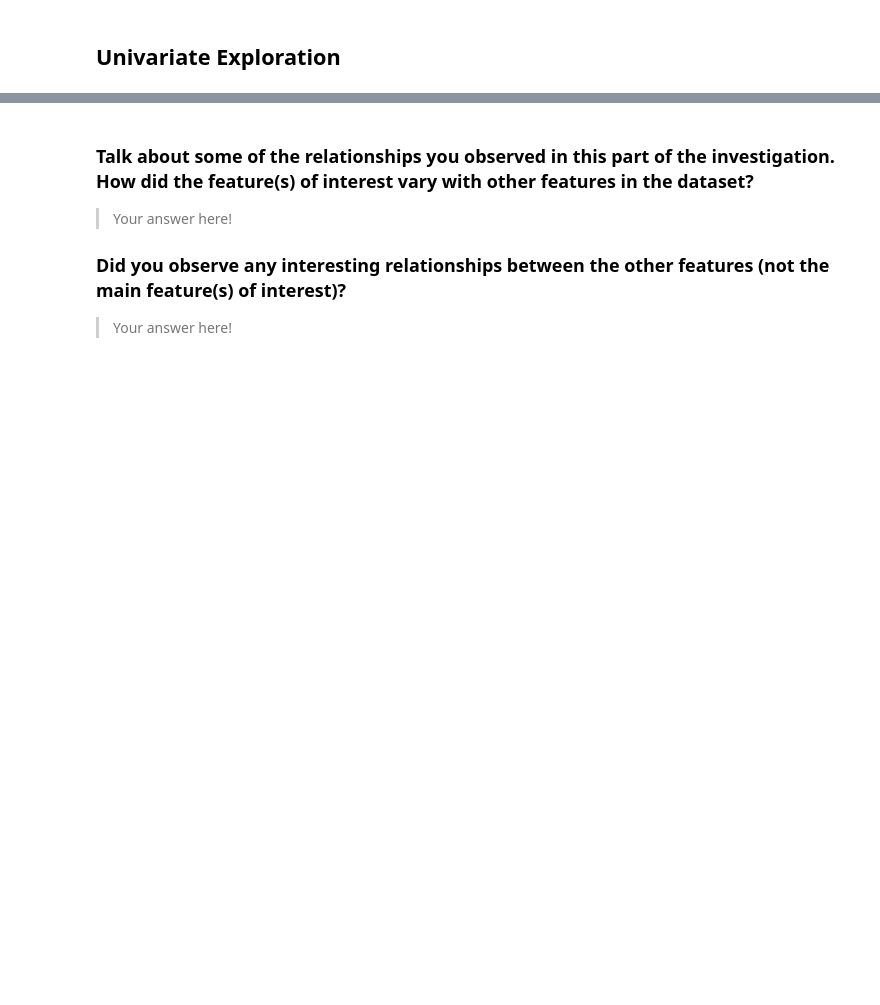
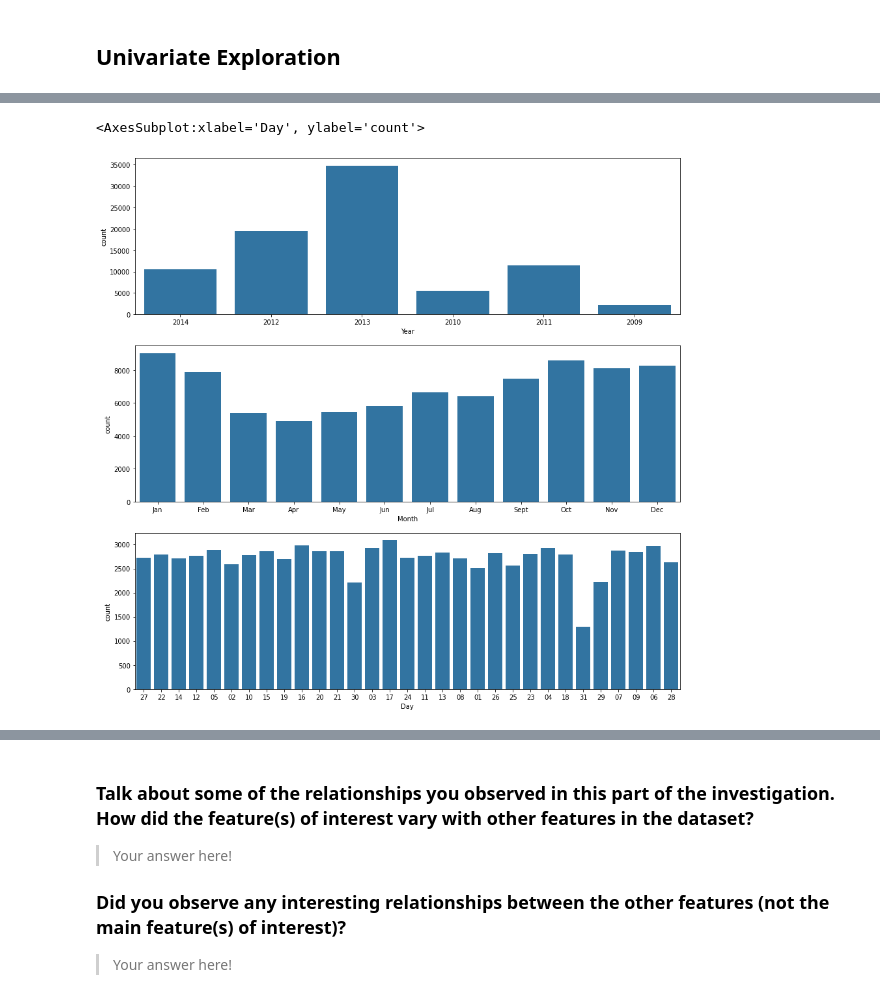
Before and after one commit to andisiambuku/Loans-Analysis-Project, a Jupyter notebook: Part_I_exploration_template.ipynb, the cells around one changed output, grey strips where cells are left out. Drawn from its saved outputs; the diff is of its cells as text; code cells hidden in the pictures; blank space fills up the shorter version.

Commit message:
univariate visualizations

```diff
--- a/Part_I_exploration_template.ipynb
+++ b/Part_I_exploration_template.ipynb
@@ -219,3 +210,15 @@ The main features of interest are 'DebtToIncome Ratio','Employment Status', they
 "Monthly Income","Loan Term","Prosper Rating","Occupation" features in the dataset will assist in supporting the investigation into the features of interest.
 # %% [markdown]
 ## Univariate Exploration
+# %%
+#ordering the months into categorical types
+order = ['Jan','Feb','Mar','Apr','May','Jun','Jul','Aug','Sept','Oct','Nov','Dec']
+rate_order = pd.api.types.CategoricalDtype(ordered=True, categories=order)
+df_proloans['Month'] = df_proloans['Month'].astype(rate_order)
+df_proloans.groupby('Month')['ListingNumber'].count()
+
+# rate_order = ['Jan','Feb','Mar','Apr','May','Jun','Jul','Aug','Sept','Oct','Nov','Dec']
+# ordered_var = pd.api.types.CategoricalDtype(ordered = True,
+#                                     categories = rate_order)
+# df_loandata['Month'] = df_loandata['Month'].astype(ordered_var)
+# df_loandata.groupby('Month')['ListingNumber'].count()
@@ -221,0 +240,10 @@ The main features of interest are 'DebtToIncome Ratio','Employment Status', they
+# %%
+#Countplots of loans listed by year,month and day
+fig, ax = plt.subplots(nrows=3,figsize=[15,15])
+default_color=sb.color_palette()[0]
+sb.countplot(data=df_proloans,x='Year',color=default_color,ax=ax[0])
+sb.countplot(data=df_proloans,x='Month',color=default_color,ax=ax[1])
+sb.countplot(data=df_proloans,x='Day',color=default_color,ax=ax[2])
+# %% [output]
+<AxesSubplot:xlabel='Day', ylabel='count'>
+[figure, added]
```
Also changed, not shown: parts of 27 cells of this notebook.
